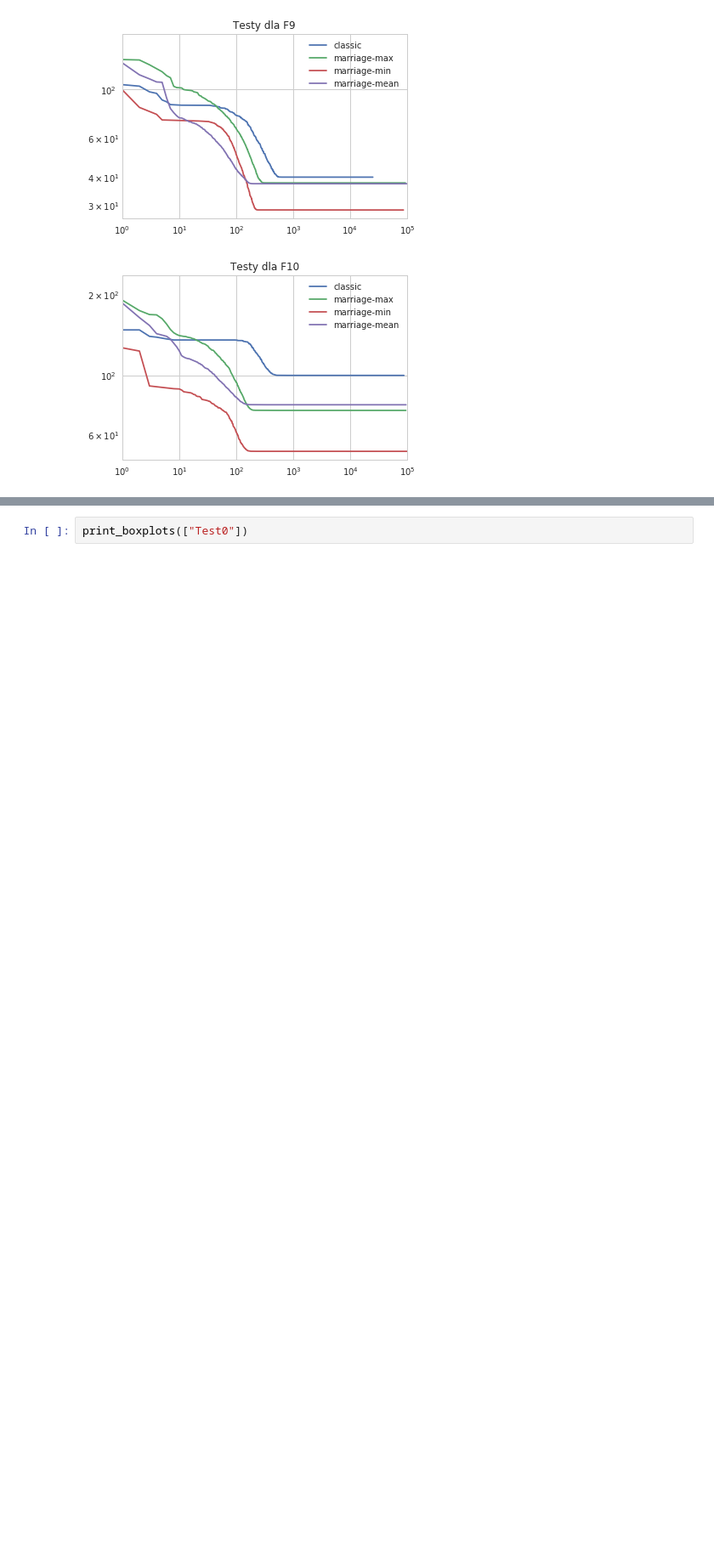
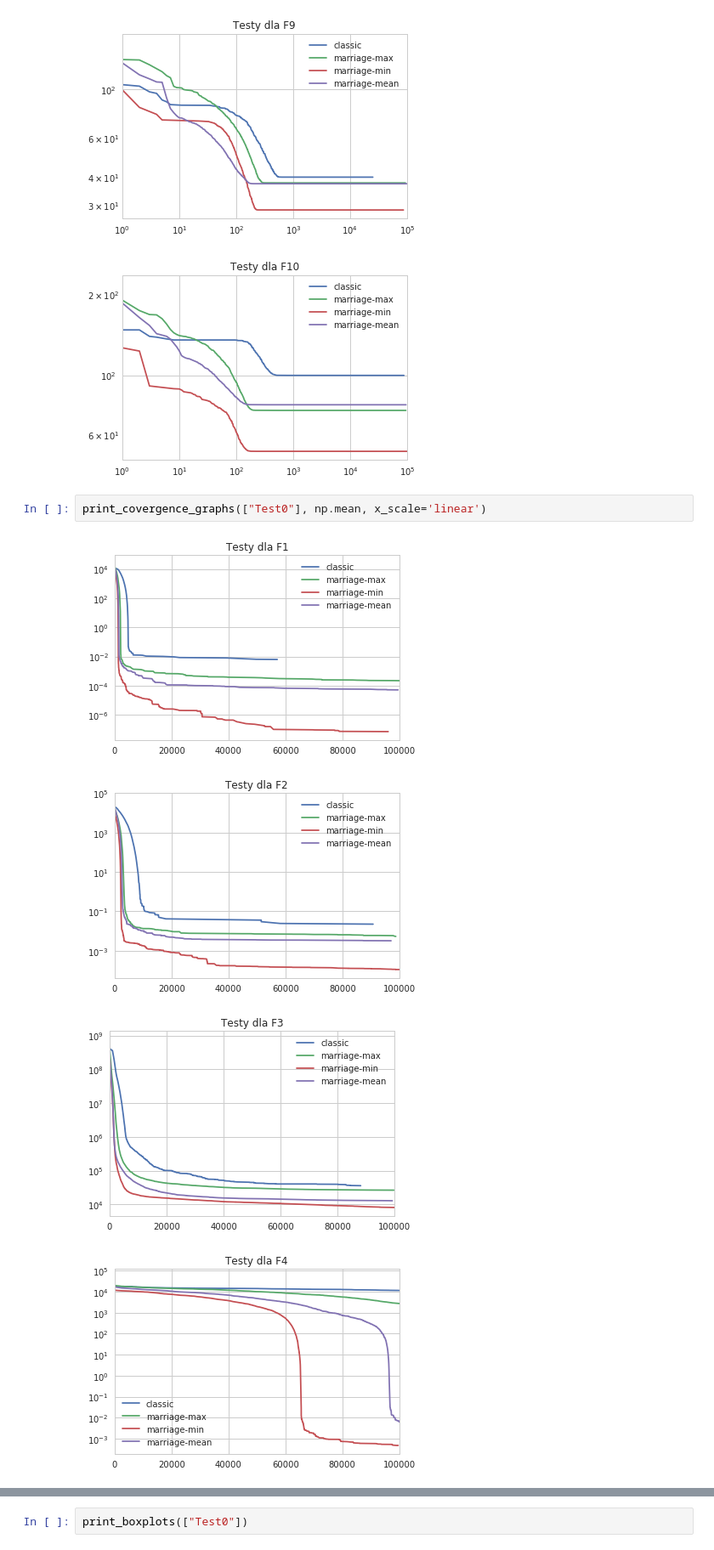
Before and after one commit to maciej3031/evolutionary_algorithm, a Jupyter notebook: Tests_analysis.ipynb, the cells around one changed output, grey strips where cells are left out. Shown at 85% size. Cells and saved outputs as stored; diff of their text form; blank space fills up the shorter version.

Commit message:
few test experiments

```diff
--- a/Tests_analysis.ipynb
+++ b/Tests_analysis.ipynb
@@ -199,3 +199,10 @@ print_covergence_graphs(["Test0"], np.mean)
 [figure]
 [figure]
 [figure]
+# %%
+print_covergence_graphs(["Test0"], np.mean, x_scale='linear')
+# %% [output]
+[figure, added]
+[figure, added]
+[figure, added]
+[figure, added]
```
Also changed, not shown: parts of 2 cells of this notebook.
